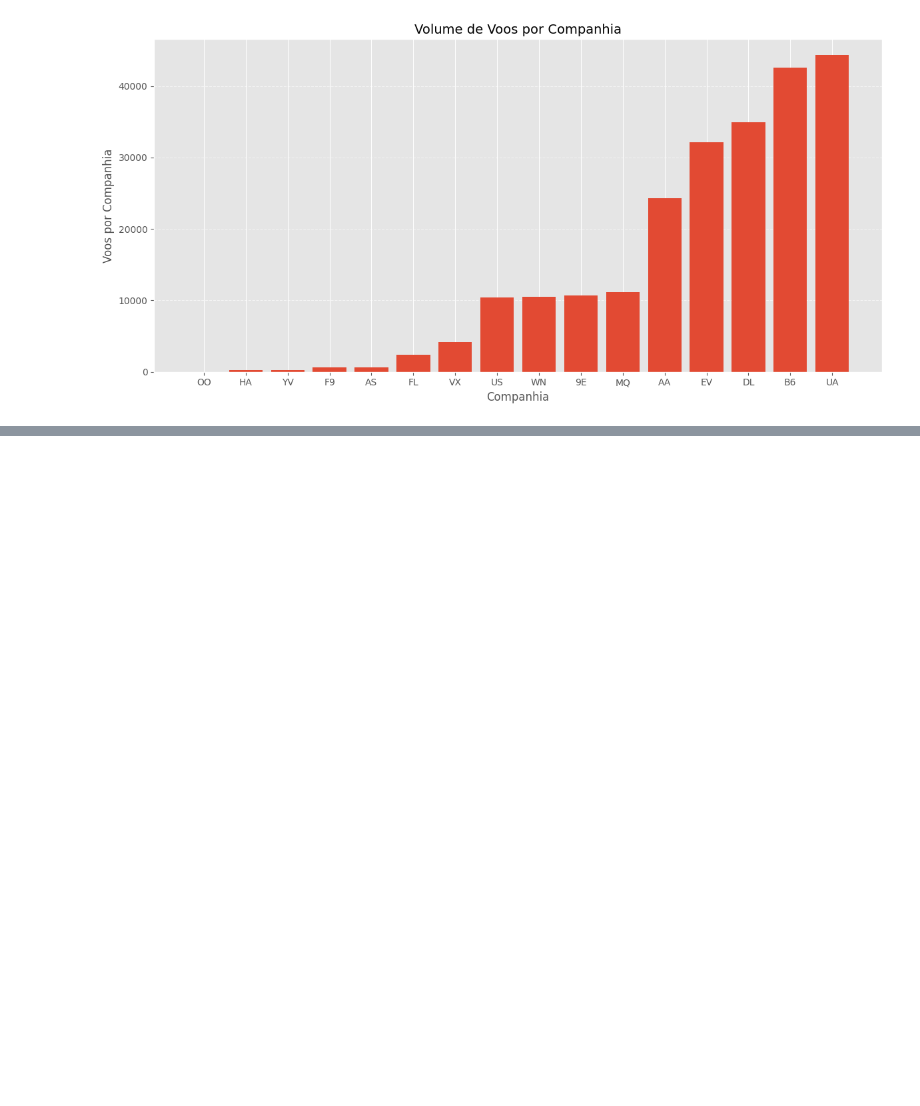
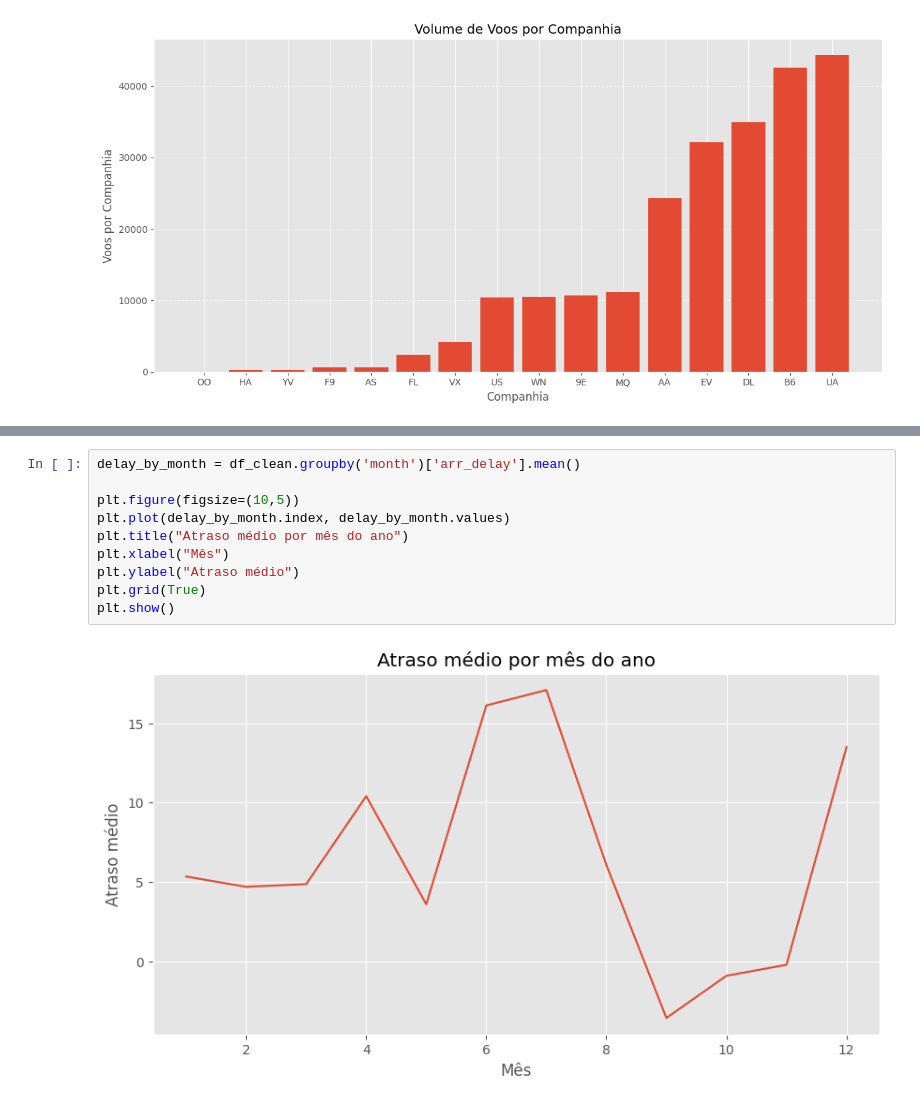
Before and after one commit to Cutieri/Flight_analysis, a Jupyter notebook: notebooks/data_visualization.ipynb, the cells around one changed output, grey strips where cells are left out. Drawn from its saved outputs; the diff is of its cells as text; blank space fills up the shorter version.

```diff
--- a/notebooks/data_visualization.ipynb
+++ b/notebooks/data_visualization.ipynb
@@ -121,0 +180,12 @@ plt.show()
+# %%
+delay_by_month = df_clean.groupby('month')['arr_delay'].mean()
+
+plt.figure(figsize=(10,5))
+plt.plot(delay_by_month.index, delay_by_month.values)
+plt.title("Atraso médio por mês do ano")
+plt.xlabel("Mês")
+plt.ylabel("Atraso médio")
+plt.grid(True)
+plt.show()
+# %% [output]
+[figure, added]
```
Also changed, not shown: parts of 7 cells of this notebook.
